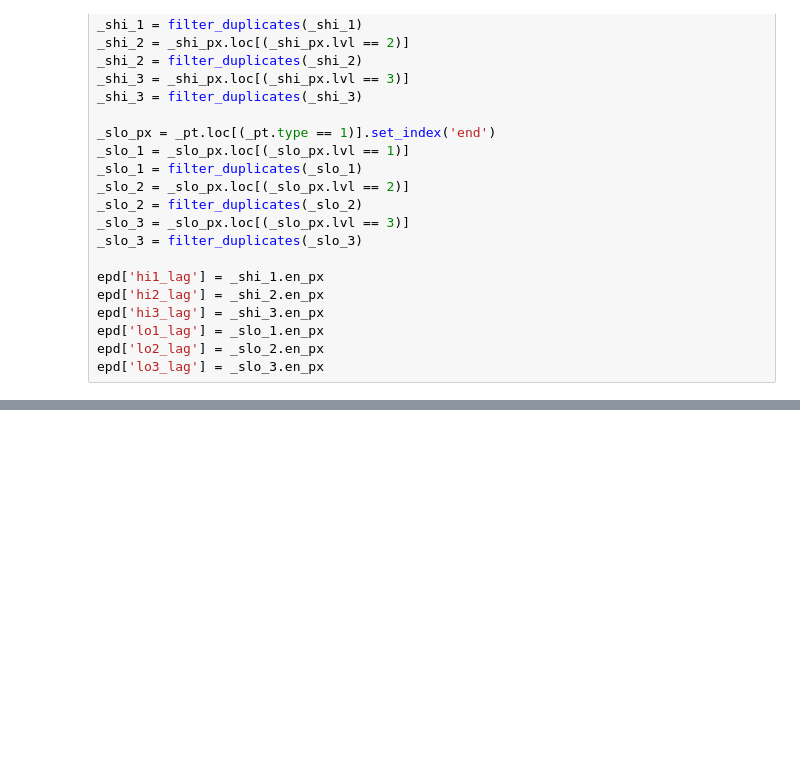
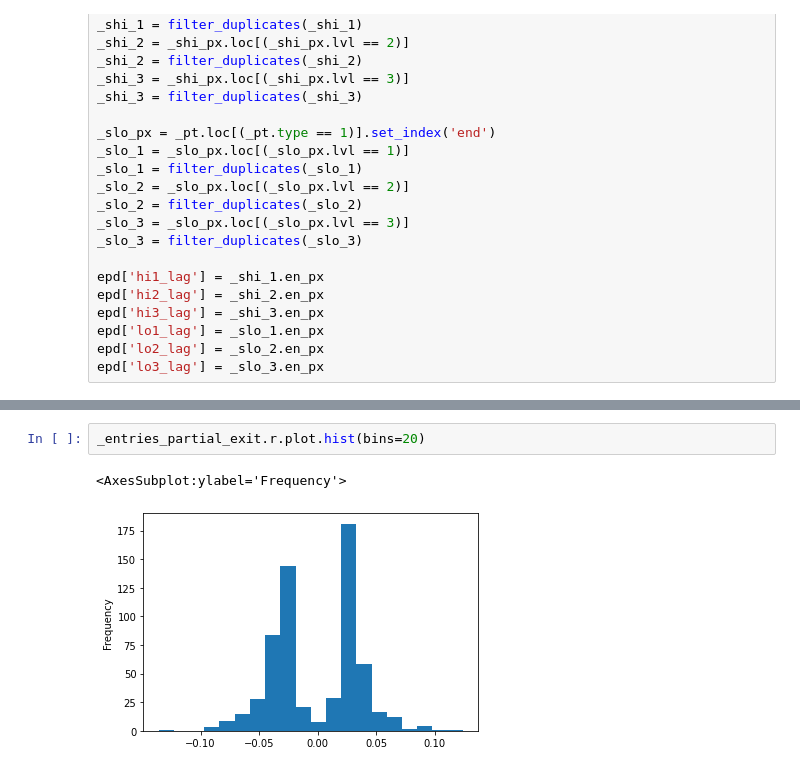
Before and after one commit to bjahnke/blue_bird_pms, a Jupyter notebook: src/backtester.ipynb, the cells around one changed output, grey strips where cells are left out. Saved outputs shown, nothing was run; the diff lists cells and outputs as text; blank space fills up the shorter version.

```diff
--- a/src/backtester.ipynb
+++ b/src/backtester.ipynb
@@ -174,0 +170,5 @@ lvl1
+# %%
+_entries_partial_exit.r.plot.hist(bins=20)
+# %% [output]
+<AxesSubplot:ylabel='Frequency'>
+[figure, added]
```
Also changed, not shown: parts of 9 cells of this notebook, 6 other files.
